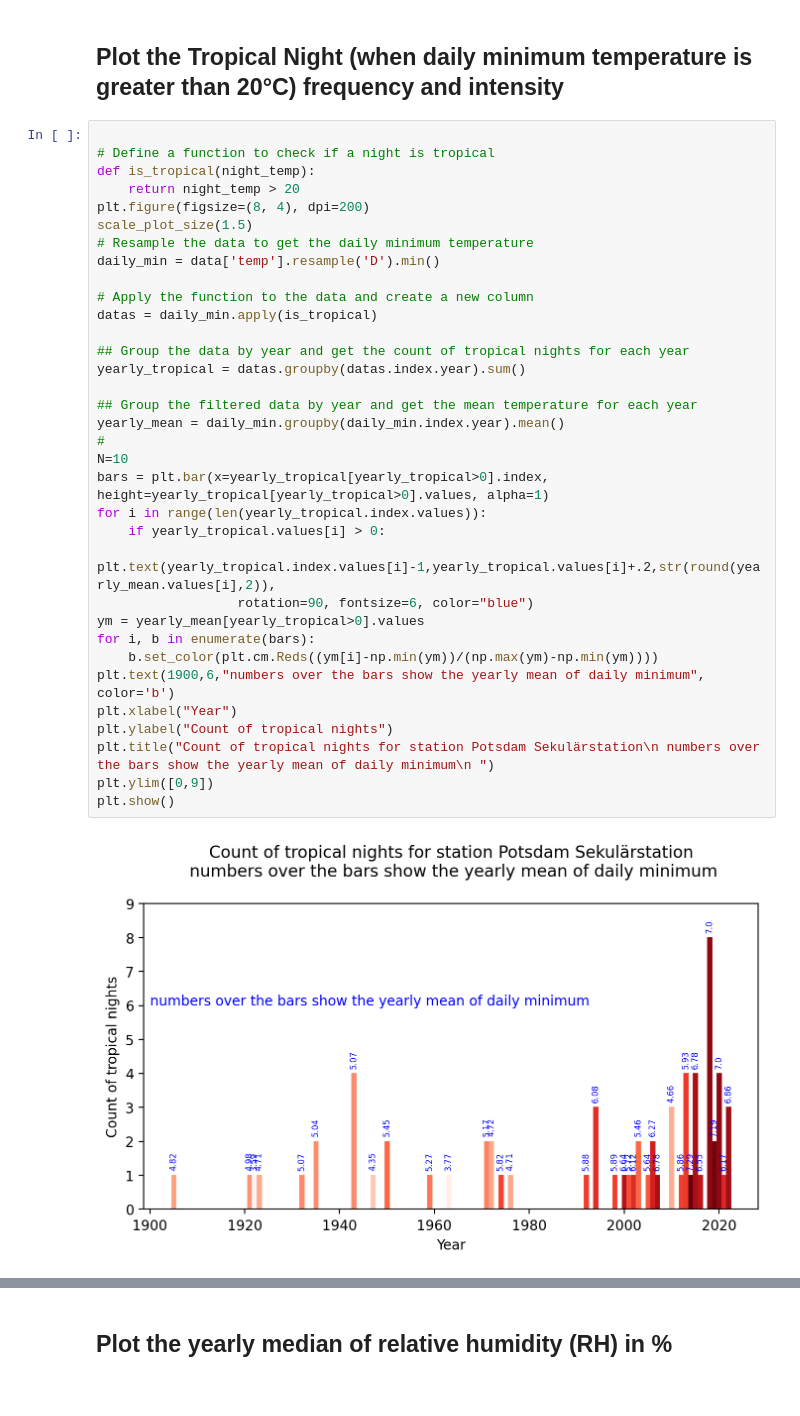
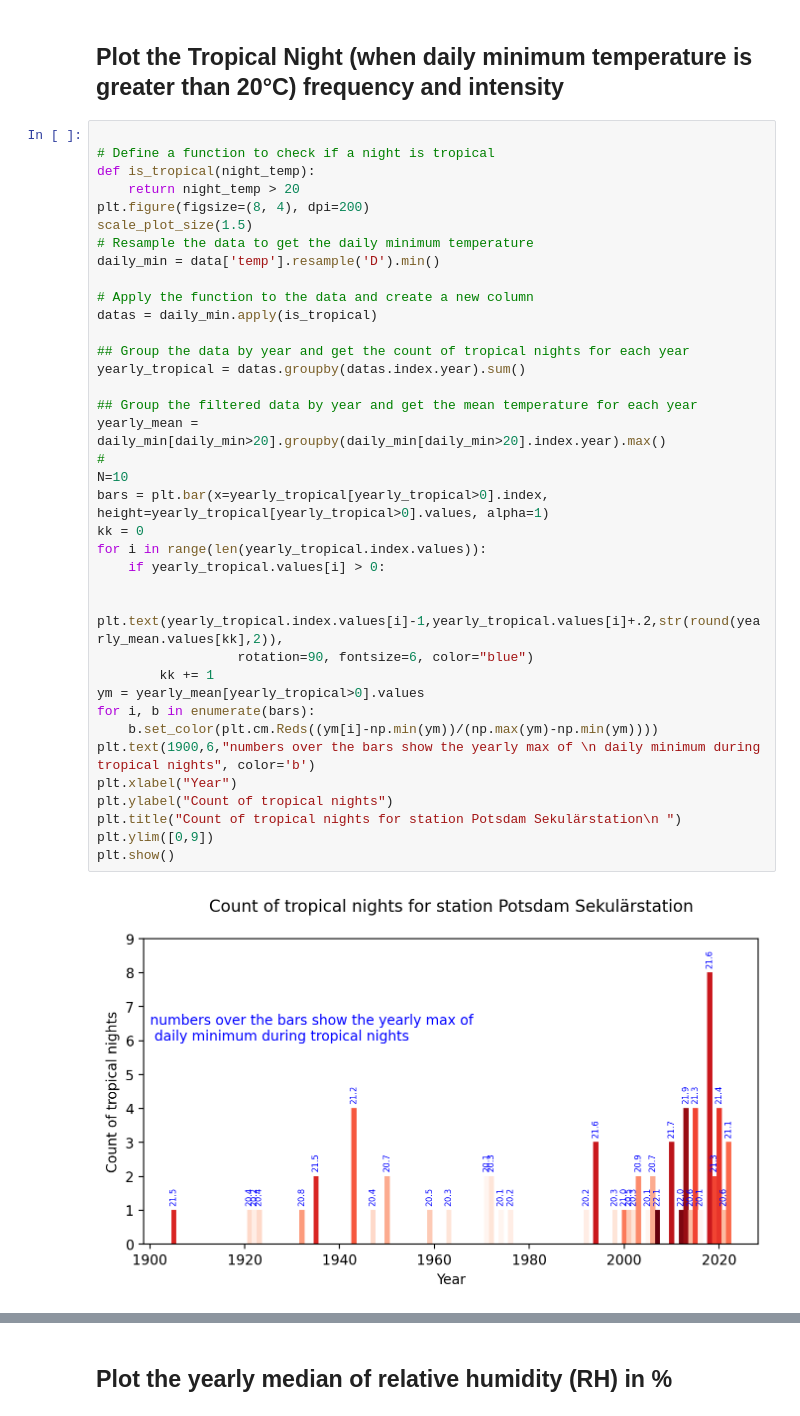
Before and after one commit to bijanf/weatherstation_data_analysis, a Jupyter notebook: Saekularstation_Potsdam_Telegraphenberg.ipynb, the cells around one changed output, grey strips where cells are left out. Cells and saved outputs as stored; diff of their text form.

```diff
--- a/Saekularstation_Potsdam_Telegraphenberg.ipynb
+++ b/Saekularstation_Potsdam_Telegraphenberg.ipynb
@@ -85,35 +85,38 @@ plt.show()
 
 # Define a function to check if a night is tropical
 def is_tropical(night_temp):
     return night_temp > 20
 plt.figure(figsize=(8, 4), dpi=200)
 scale_plot_size(1.5)
 # Resample the data to get the daily minimum temperature
 daily_min = data['temp'].resample('D').min()
 
 # Apply the function to the data and create a new column
 datas = daily_min.apply(is_tropical)
 
 ## Group the data by year and get the count of tropical nights for each year
 yearly_tropical = datas.groupby(datas.index.year).sum()
 
 ## Group the filtered data by year and get the mean temperature for each year
-yearly_mean = daily_min.groupby(daily_min.index.year).mean()
+yearly_mean = daily_min[daily_min>20].groupby(daily_min[daily_min>20].index.year).max()
 #
 N=10
 bars = plt.bar(x=yearly_tropical[yearly_tropical>0].index, height=yearly_tropical[yearly_tropical>0].values, alpha=1)
+kk = 0
 for i in range(len(yearly_tropical.index.values)):
     if yearly_tropical.values[i] > 0:
-        plt.text(yearly_tropical.index.values[i]-1,yearly_tropical.values[i]+.2,str(round(yearly_mean.values[i],2)),
+
+        plt.text(yearly_tropical.index.values[i]-1,yearly_tropical.values[i]+.2,str(round(yearly_mean.values[kk],2)),
                   rotation=90, fontsize=6, color="blue")
+        kk += 1
 ym = yearly_mean[yearly_tropical>0].values
 for i, b in enumerate(bars):
     b.set_color(plt.cm.Reds((ym[i]-np.min(ym))/(np.max(ym)-np.min(ym))))
-plt.text(1900,6,"numbers over the bars show the yearly mean of daily minimum", color='b')
+plt.text(1900,6,"numbers over the bars show the yearly max of \n daily minimum during tropical nights", color='b')
 plt.xlabel("Year")
 plt.ylabel("Count of tropical nights")
-plt.title("Count of tropical nights for station Potsdam Sekulärstation\n numbers over the bars show the yearly mean of daily minimum\n ")
+plt.title("Count of tropical nights for station Potsdam Sekulärstation\n ")
 plt.ylim([0,9])
 plt.show()
 # %% [output]
-[figure, old version]
+[figure, new version]
```
Also changed, not shown: parts of 2 cells of this notebook.
